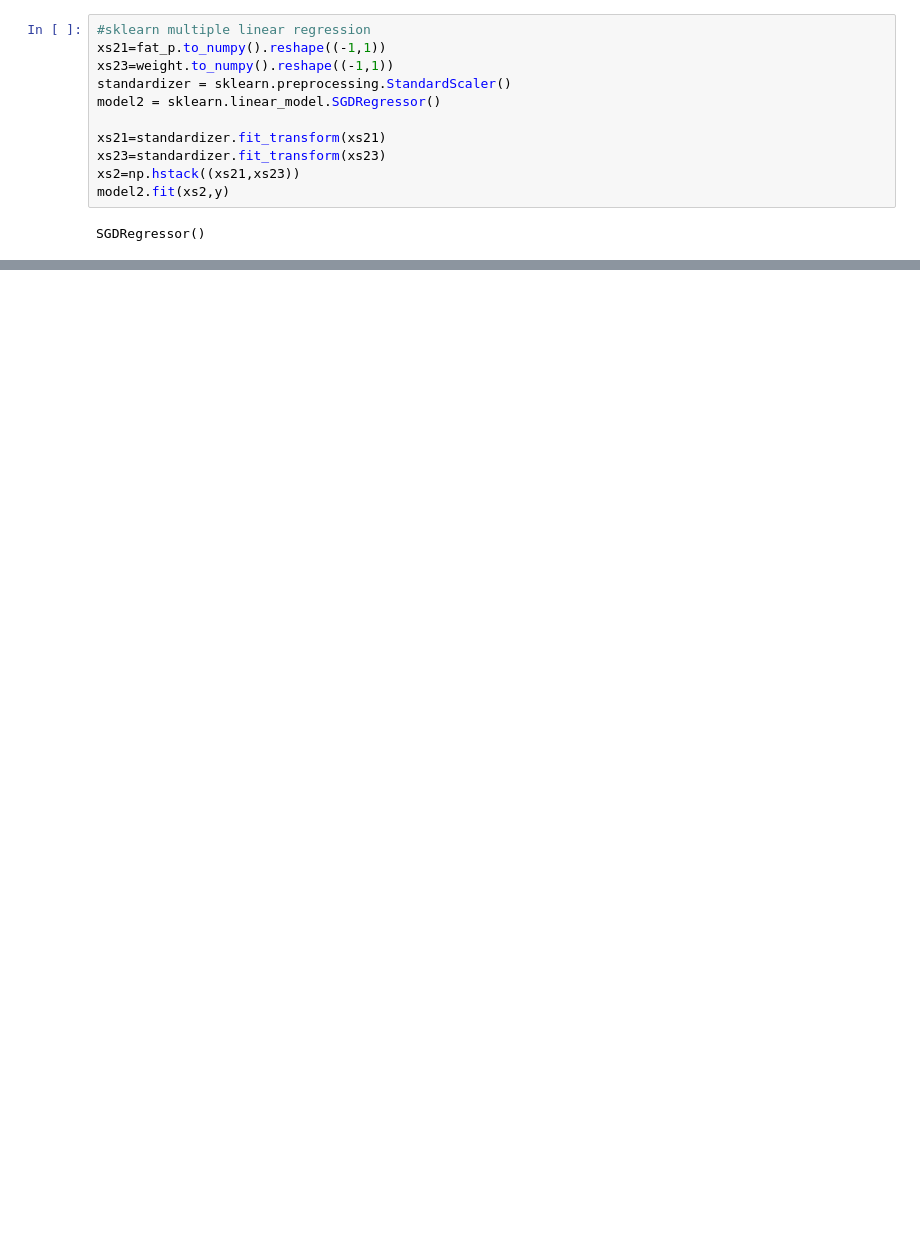
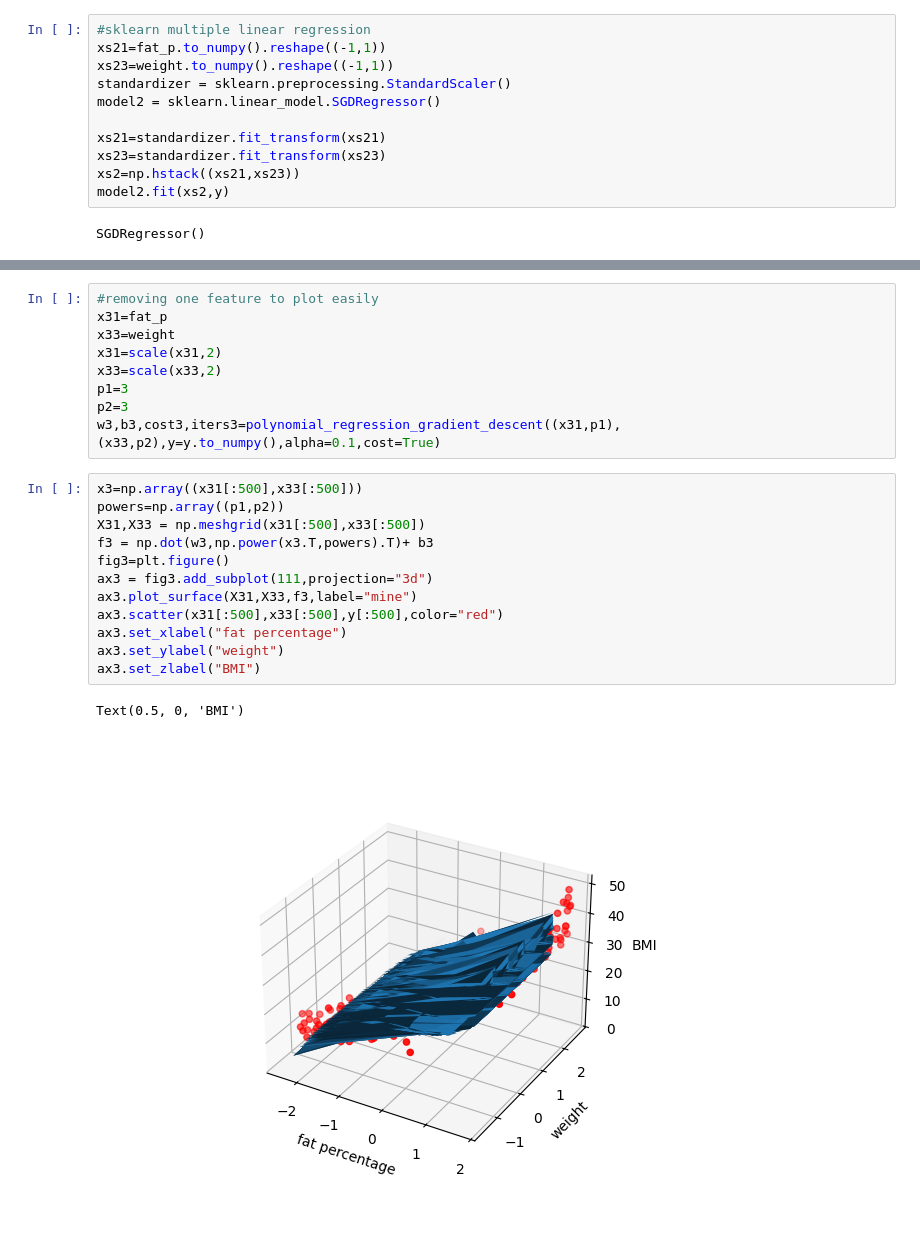
Before and after one commit to Pourixa/life-style-analyze, a Jupyter notebook: main.ipynb, the cells around one changed output, grey strips where cells are left out. Saved outputs shown, nothing was run; the diff lists cells and outputs as text; blank space fills up the shorter version.

```diff
--- a/main.ipynb
+++ b/main.ipynb
@@ -272,0 +333,24 @@ ax4.legend()
+# %%
+#removing one feature to plot easily
+x31=fat_p
+x33=weight
+x31=scale(x31,2)
+x33=scale(x33,2)
+p1=3
+p2=3
+w3,b3,cost3,iters3=polynomial_regression_gradient_descent((x31,p1),(x33,p2),y=y.to_numpy(),alpha=0.1,cost=True)
+# %%
+x3=np.array((x31[:500],x33[:500]))
+powers=np.array((p1,p2))
+X31,X33 = np.meshgrid(x31[:500],x33[:500])
+f3 = np.dot(w3,np.power(x3.T,powers).T)+ b3
+fig3=plt.figure()
+ax3 = fig3.add_subplot(111,projection="3d")
+ax3.plot_surface(X31,X33,f3,label="mine")
+ax3.scatter(x31[:500],x33[:500],y[:500],color="red")
+ax3.set_xlabel("fat percentage")
+ax3.set_ylabel("weight")
+ax3.set_zlabel("BMI")
+# %% [output]
+Text(0.5, 0, 'BMI')
+[figure, added]
```
Also changed, not shown: parts of 7 cells of this notebook.
